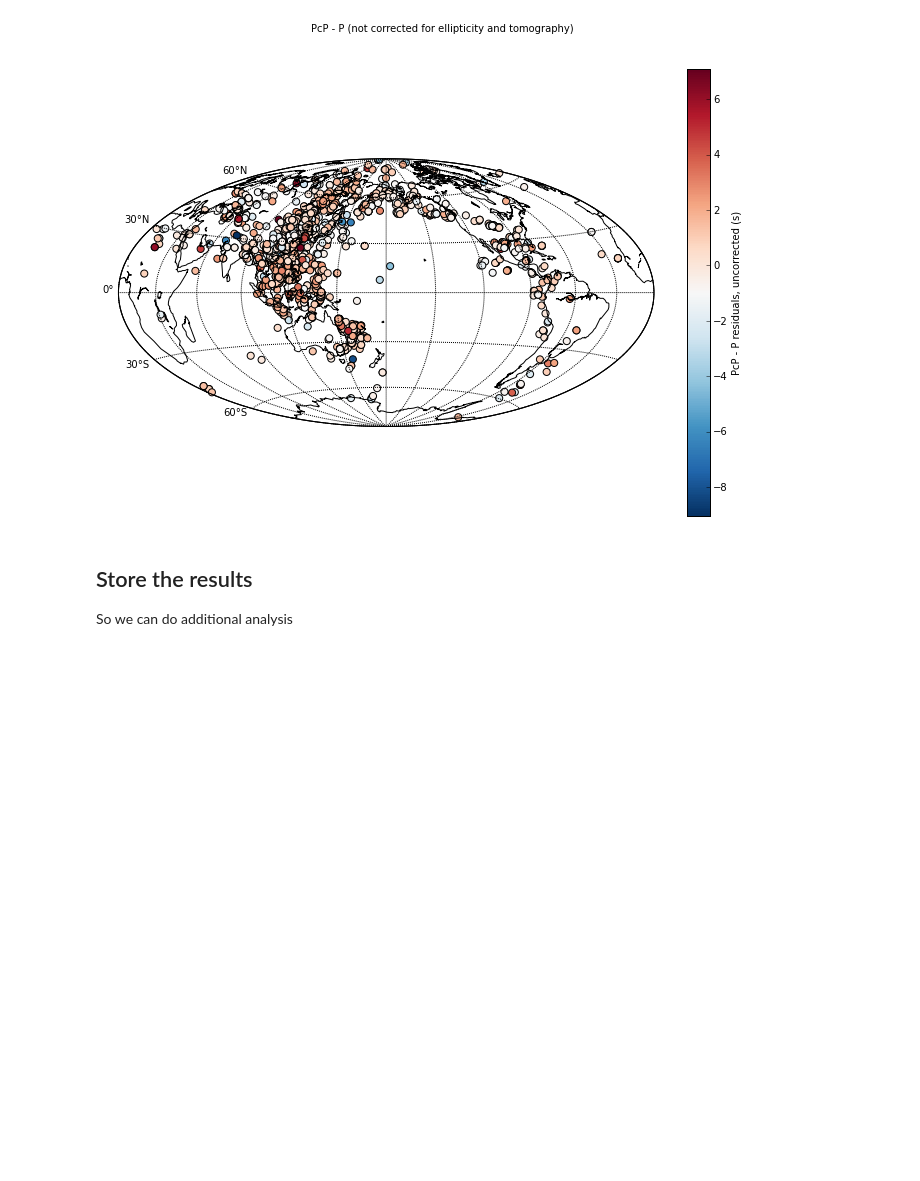
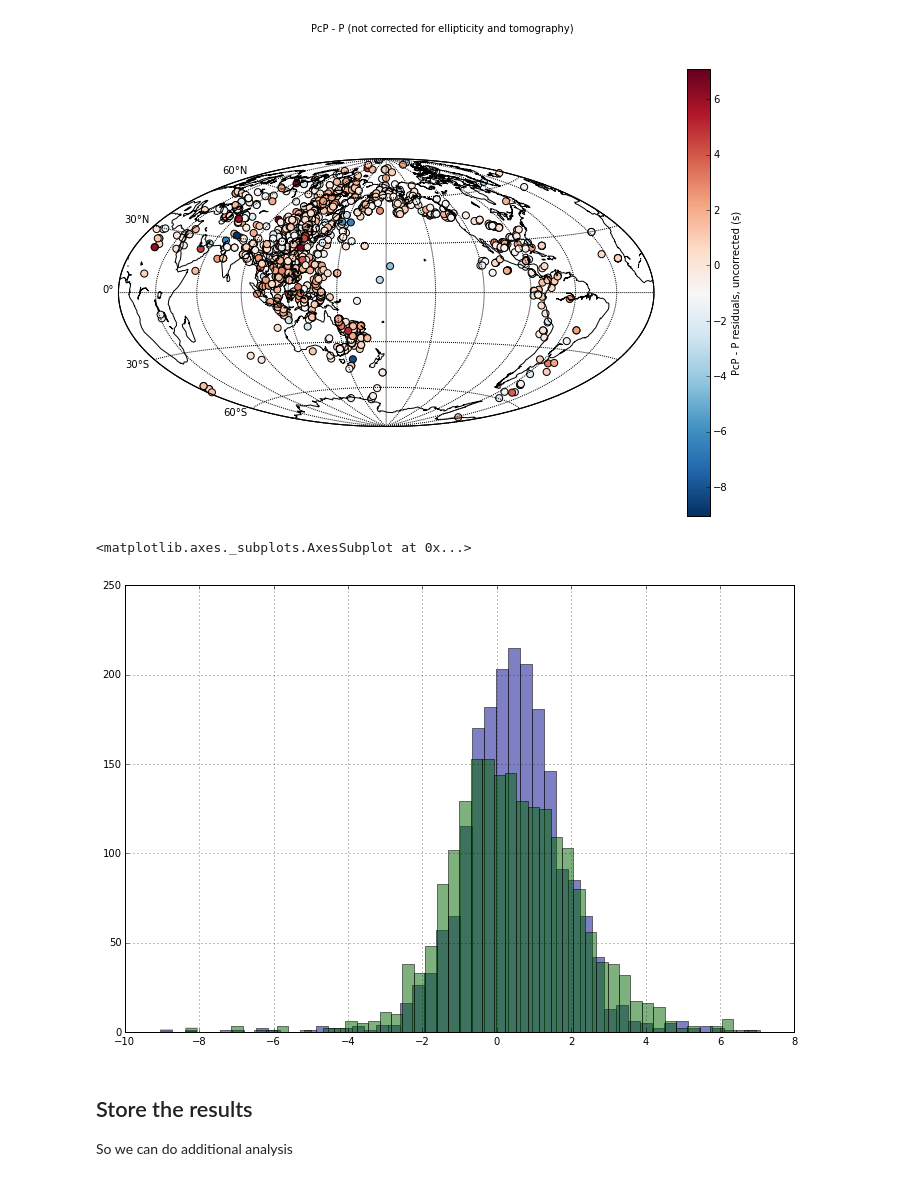
Before and after one commit to andreww/cmb_summer_project, a Jupyter notebook: module_introductions/DataProcessing.ipynb, the cells around one changed output. Drawn from its saved outputs; the diff is of its cells as text; code cells hidden in the pictures; blank space fills up the shorter version.

Commit message:
Add final histogram

```diff
--- a/module_introductions/DataProcessing.ipynb
+++ b/module_introductions/DataProcessing.ipynb
@@ -638,6 +650,12 @@ fig.suptitle('PcP - P (not corrected for ellipticity and tomography)')
 plt.show()
 # %% [output]
 [figure]
+# %%
+ax = paired_picks_df.PcP_P_dtime_resid.hist(bins=50, color='DarkBlue', alpha=0.5)
+paired_picks_df.PcP_P_dtime_corrected_resid.hist(bins=50, color='DarkGreen', alpha=0.5, ax=ax)
+# %% [output]
+<matplotlib.axes._subplots.AxesSubplot at 0x...>
+[figure, added]
 # %% [markdown]
 ## Store the results
 So we can do additional analysis
```
Also changed, not shown: parts of 2 cells of this notebook.
